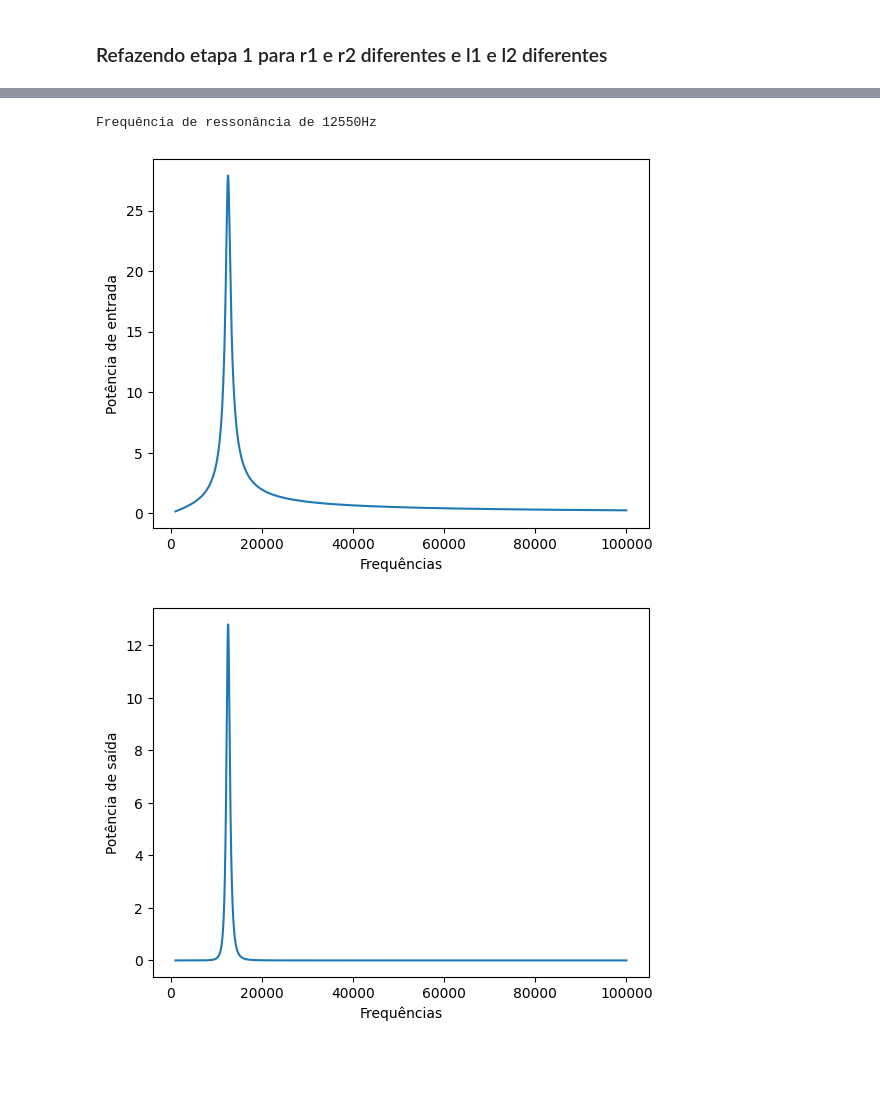
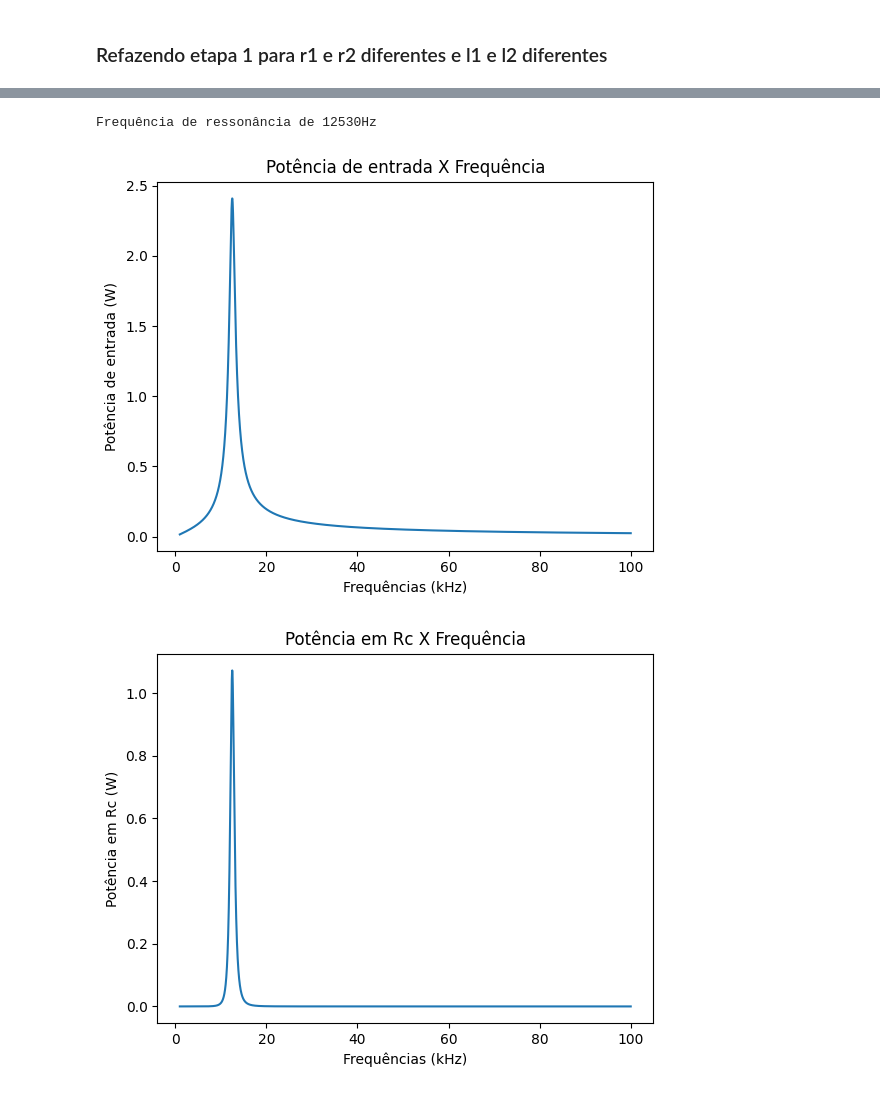
Before and after one commit to pedrocivita/roger4, a Jupyter notebook: grupo2_wpt.ipynb, the cells around one changed output, grey strips where cells are left out. Cells and saved outputs as stored; diff of their text form; code cells hidden in the pictures; blank space fills up the shorter version.

```diff
--- a/grupo2_wpt.ipynb
+++ b/grupo2_wpt.ipynb
@@ -233,15 +317,13 @@ plt.show()
 # %%
 c = 0.47e-6
-
-v1 = 10
-
+v1 = 5 * 2/pi
 rc = 100
-r = 1
-
-k = 0.1
-m = k*l
-
+k = 0.11
 frequencies = np.arange(1000, 100000, 10)
-
 values = {"i1": [], "i2": [], "v2": []}
+l2 = 347e-6
+l1 = 348e-6
+incerteza = 1.2
+r2 = 0.852 * incerteza
+r1 = 0.856 * incerteza
 # %%
@@ -274,30 +354,33 @@ plt.show()
 # %%
 # Descobrindo o valor de frequência que causa correntes máximas
-freqres = frequencies[values['i1'].index(max(values['i1']))]
+freq_res = frequencies[values['i2'].index(max(values['i2']))]
 
-print(f"Frequência de ressonância de {freqres}Hz")
+print(f"Frequência de ressonância de {freq_res}Hz")
 # %% [output]
-Frequência de ressonância de 12550Hz
+Frequência de ressonância de 12530Hz
 # %%
-pe  = v1*np.array(values['i1']).conjugate()/2
+pe  = v1*np.array(values['i1']).conjugate()/2 # potência de entrada
 
-ic = np.array(values['v2']) / rc
-ps = np.array(values['v2'])*ic.conjugate()/2
+ic = np.array(values['v2']) / rc # corrente no resistor de carga
+ps = np.array(values['v2'])*ic.conjugate()/2 # potência de carga
 
-plt.plot(frequencies, pe.real)
-plt.xlabel('Frequências')
-plt.ylabel('Potência de entrada')
+plt.plot(frequencies/1e3, pe.real)
+plt.title('Potência de entrada X Frequência')
+plt.xlabel('Frequências (kHz)')
+plt.ylabel('Potência de entrada (W)')
 plt.show()
 
-plt.plot(frequencies, ps.real)
-plt.xlabel('Frequências')
-plt.ylabel('Potência de saída')
+plt.plot(frequencies/1e3, ps.real)
+plt.title('Potência em Rc X Frequência')
+plt.xlabel('Frequências (kHz)')
+plt.ylabel('Potência em Rc (W)')
 plt.show()
 
-plt.plot(frequencies, ps.real/pe.real)
-plt.xlabel('Frequências')
+plt.plot(frequencies/1e3, ps.real/pe.real)
+plt.title('Eficiência X Frequência')
+plt.xlabel('Frequências (kHz)')
 plt.ylabel('Eficiência')
 plt.show()
 # %% [output]
-[figure, old version]
+[figure, new version]
-[figure, old version]
+[figure, new version]
```
Also changed, not shown: parts of 39 cells of this notebook, 1 other file.
